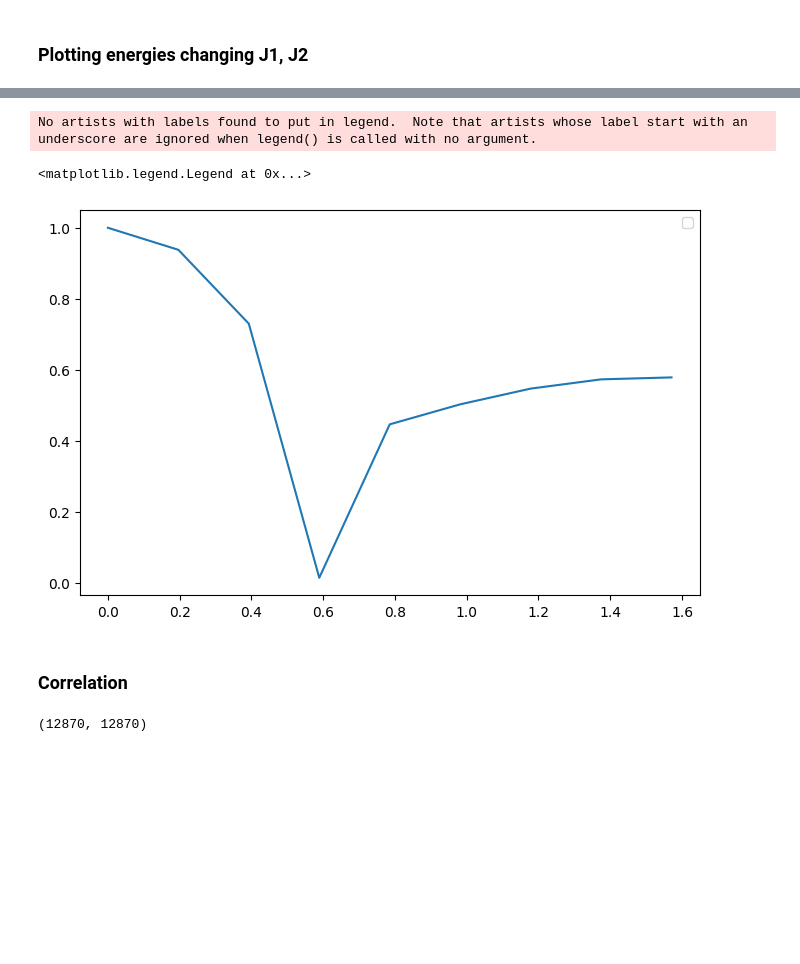
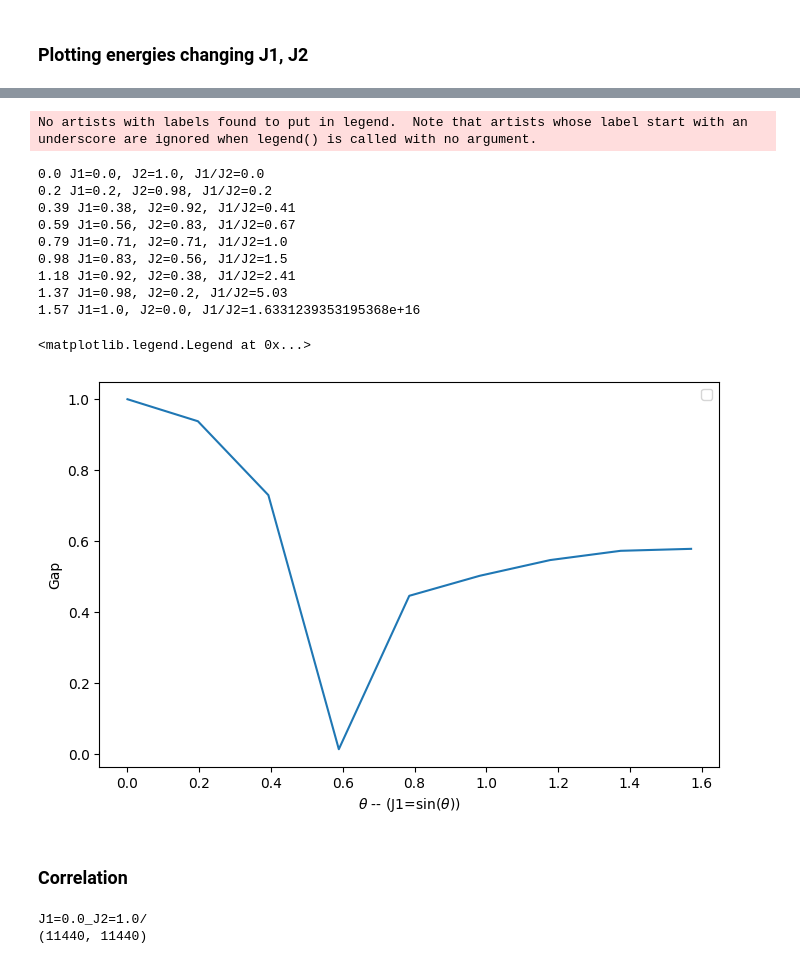
Before and after one commit to Cool-stanza/Shastry-Sutherland-model, a Jupyter notebook: exact diagonalization 4x4 Shastry Sutherland.ipynb, the cells around one changed output, grey strips where cells are left out. Saved outputs shown, nothing was run; the diff lists cells and outputs as text; code cells hidden in the pictures; blank space fills up the shorter version.

```diff
--- a/exact diagonalization 4x4 Shastry Sutherland.ipynb
+++ b/exact diagonalization 4x4 Shastry Sutherland.ipynb
@@ -262,7 +264,8 @@ plt.legend()
 [figure]
 # %%
-fig, axes = plt.subplots(4,4, figsize=(10, 10), sharey=True)
+fig, axes = plt.subplots(3,3, figsize=(10, 10), sharey=True)
 F=3
+print(folder[F])
 colormap = get_cmap("winter")
 colors = colormap(np.linspace(0, 1, 17))
 for i, ax in enumerate(axes.flatten()):
@@ -306,13 +314,28 @@ for j in range(number):
 # %%
 
 plt.figure(figsize=(8,5))
 GS = [eigvals_dict[f'all_theta_{i}'][0] for i in range(len(all_theta))]
 E1 = [eigvals_dict[f'all_theta_{i}'][1] for i in range(len(all_theta))]
+J1 = np.sin(all_theta)
+J2 = np.cos(all_theta)
+for i in range(len(all_theta)):
+    print(round(all_theta[i],2), f'J1={round(J1[i],2)}, J2={round(J2[i],2)}, J1/J2={round(J1[i]/J2[i],2)}')
 plt.plot(all_theta, np.array(E1)-np.array(GS))
+plt.xlabel(r'$\theta$ -- (J1=sin($\theta$))')
+plt.ylabel('Gap')
 plt.legend()
 # %% [output]
 No artists with labels found to put in legend.  Note that artists whose label start with an underscore are ignored when legend() is called with no argument.
-<matplotlib.legend.Legend at 0x...>
+0.0 J1=0.0, J2=1.0, J1/J2=0.0
+0.2 J1=0.2, J2=0.98, J1/J2=0.2
+0.39 J1=0.38, J2=0.92, J1/J2=0.41
+0.59 J1=0.56, J2=0.83, J1/J2=0.67
+0.79 J1=0.71, J2=0.71, J1/J2=1.0
+0.98 J1=0.83, J2=0.56, J1/J2=1.5
+1.18 J1=0.92, J2=0.38, J1/J2=2.41
+1.37 J1=0.98, J2=0.2, J1/J2=5.03
+1.57 J1=1.0, J2=0.0, J1/J2=1.6331239353195368e+16
+<matplotlib.legend.Legend at 0x...>
-[figure, old version]
+[figure, new version]
 # %% [markdown]
 ### Correlation
@@ -319,11 +346,13 @@ No artists with labels found to put in legend.  Note that artists whose label st
 # %%
 # loading of the eigen vectors
 F = 0 #which folder? ie which values of J1 and J2
-N = 8 #which block? ie value of Sz total
+N = 7 #which block? ie value of Sz total
+print(folder[F])
 eigvecs = np.load(save_path+folder[F]+f"eigvals block N={N}/"+f"eigvecs_N={N}.npy")
 print(eigvecs.shape)
 # %% [output]
-(12870, 12870)
+J1=0.0_J2=1.0/
+(11440, 11440)
 # %%
 psi1 = eigvecs[0]
 psi2 = eigvecs[0]
```
Also changed, not shown: parts of 7 cells of this notebook, 6 other files.
